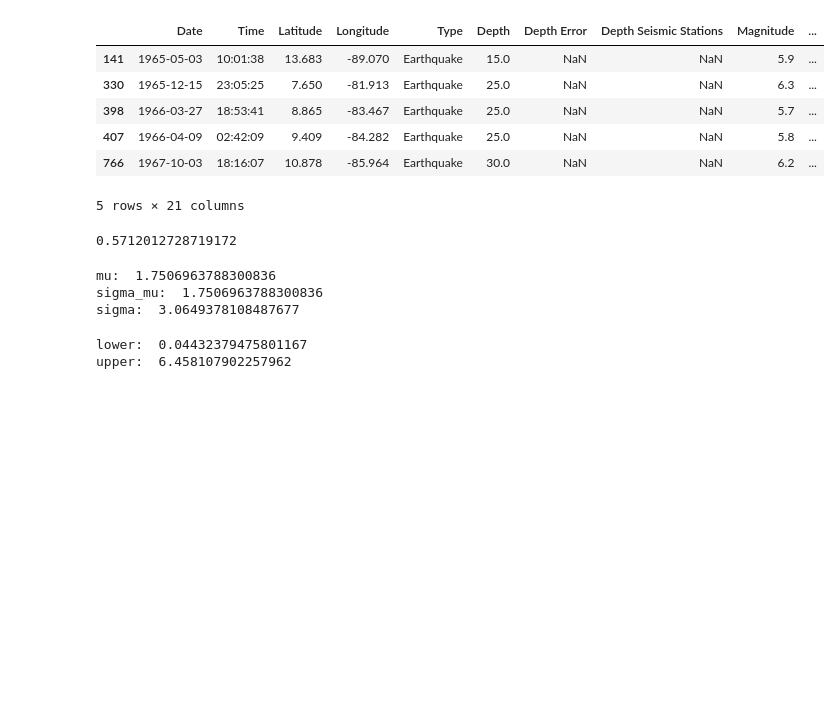
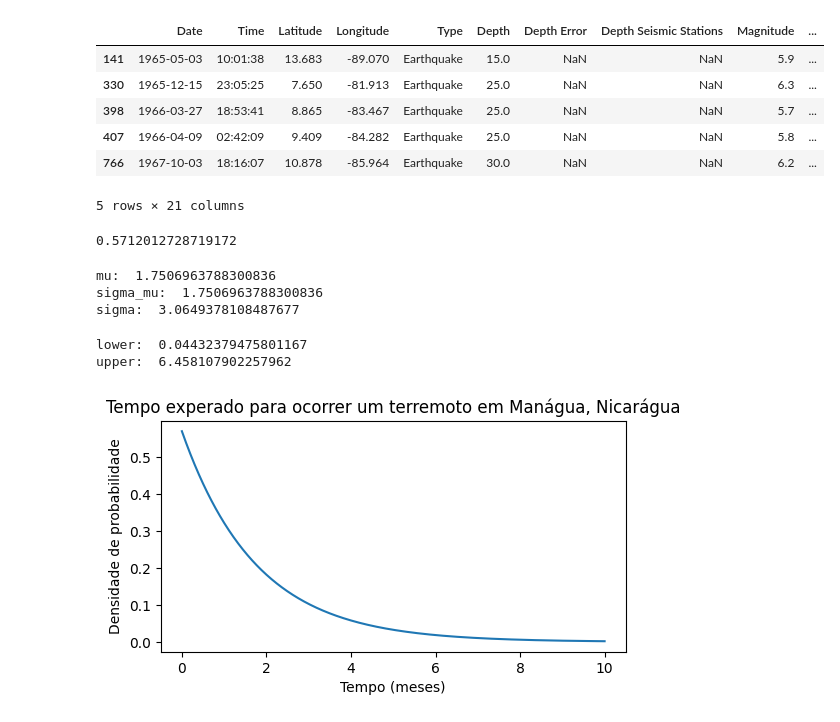
Before and after one commit to Gubscruz/APS5-CDADOS-GP8, a Jupyter notebook: aps_5.ipynb, the cells around one changed output. Drawn from its saved outputs; the diff is of its cells as text; code cells hidden in the pictures; blank space fills up the shorter version.

Commit message:
exponential distribution chart

```diff
--- a/aps_5.ipynb
+++ b/aps_5.ipynb
@@ -75,3 +77,16 @@ print('upper: ', upper)
 # %% [output]
 lower:  0.04432379475801167
 upper:  6.458107902257962
+# %%
+# Gráfico
+x = np.linspace(0, 10, 1000)
+y = st.expon.pdf(x, scale=mu)
+
+plt.figure(figsize=(6, 3))
+plt.title('Tempo experado para ocorrer um terremoto em Manágua, Nicarágua')
+plt.xlabel('Tempo (meses)')
+plt.ylabel('Densidade de probabilidade')
+plt.plot(x, y)
+plt.show()
+# %% [output]
+[figure, added]
```
Also changed, not shown: parts of 1 cell of this notebook.
